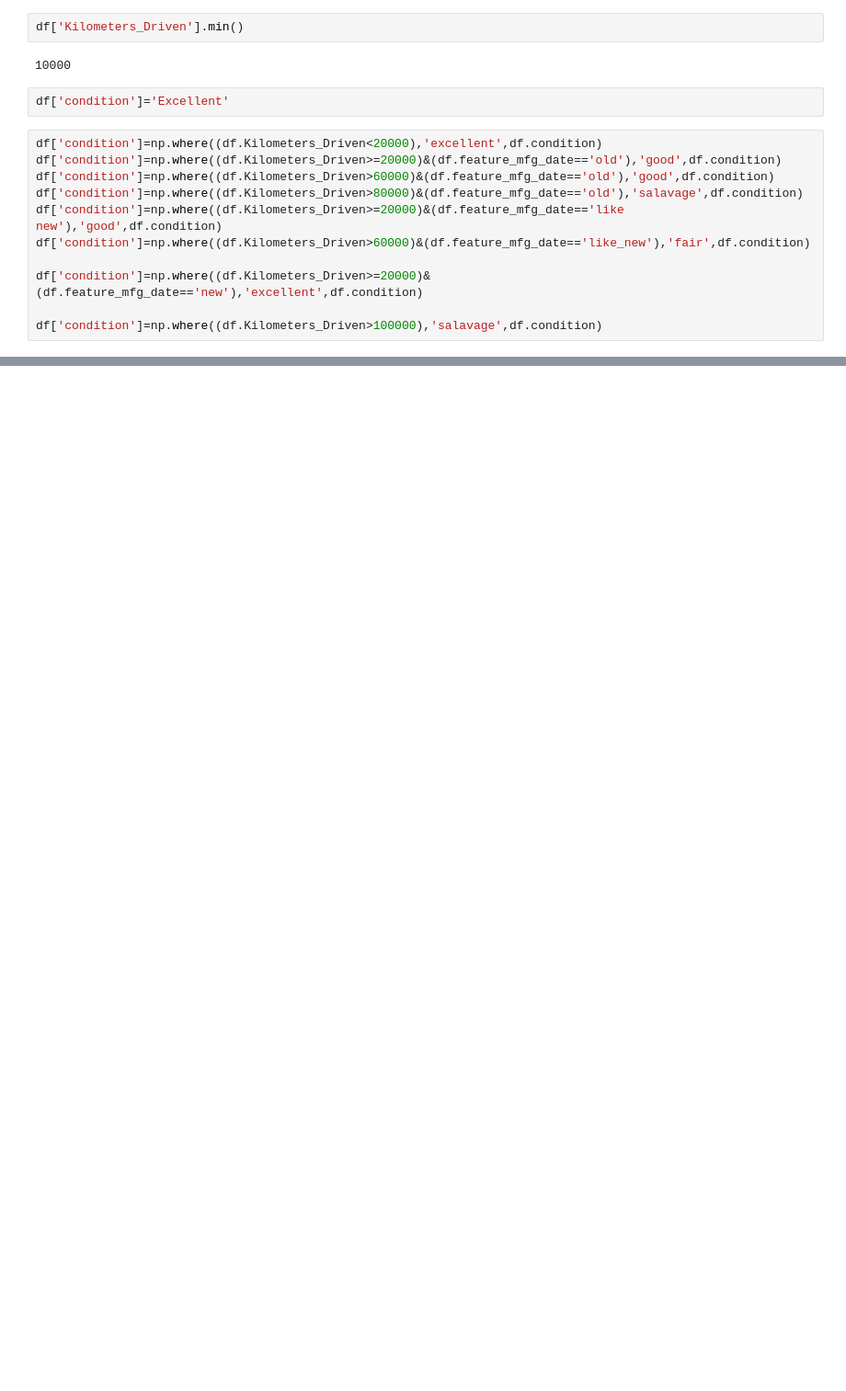
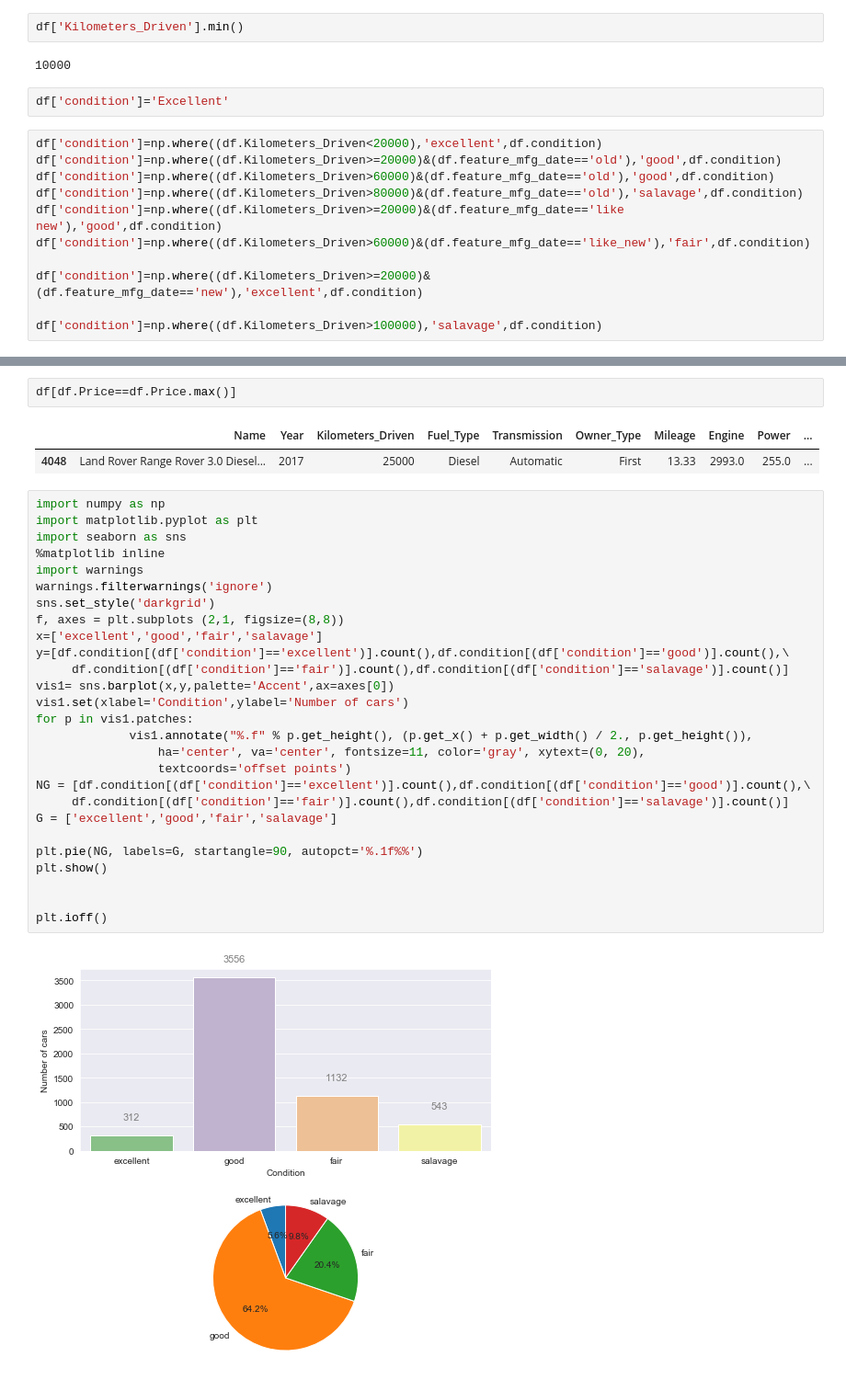
Before and after one commit to rockybhai1969/Major--Project, a Jupyter notebook: Major project-checkpoint.ipynb, the cells around one changed output, grey strips where cells are left out. Shown: that part at 92% size. Drawn from its saved outputs; the diff is of its cells as text; blank space fills up the shorter version.

```diff
--- a/Major project-checkpoint.ipynb
+++ b/Major project-checkpoint.ipynb
@@ -203,0 +208,34 @@ df
+# %%
+df[df.Price==df.Price.max()]
+# %% [output]
+|  | Name | Year | Kilometers_Driven | Fuel_Type | Transmission | Owner_Type | Mileage | Engine | Power | ... |
+| 4048 | Land Rover Range Rover 3.0 Diesel... | 2017 | 25000 | Diesel | Automatic | First | 13.33 | 2993.0 | 255.0 | ... |
+# %%
+import numpy as np
+import matplotlib.pyplot as plt
+import seaborn as sns
+%matplotlib inline
+import warnings
+warnings.filterwarnings('ignore')
+sns.set_style('darkgrid')
+f, axes = plt.subplots (2,1, figsize=(8,8))
+x=['excellent','good','fair','salavage']
+y=[df.condition[(df['condition']=='excellent')].count(),df.condition[(df['condition']=='good')].count(),\
+     df.condition[(df['condition']=='fair')].count(),df.condition[(df['condition']=='salavage')].count()]
+vis1= sns.barplot(x,y,palette='Accent',ax=axes[0])
+vis1.set(xlabel='Condition',ylabel='Number of cars')
+for p in vis1.patches:
+             vis1.annotate("%.f" % p.get_height(), (p.get_x() + p.get_width() / 2., p.get_height()),
+                 ha='center', va='center', fontsize=11, color='gray', xytext=(0, 20),
+                 textcoords='offset points')
+NG = [df.condition[(df['condition']=='excellent')].count(),df.condition[(df['condition']=='good')].count(),\
+     df.condition[(df['condition']=='fair')].count(),df.condition[(df['condition']=='salavage')].count()]
+G = ['excellent','good','fair','salavage']
+
+plt.pie(NG, labels=G, startangle=90, autopct='%.1f%%')
+plt.show()
+
+
+plt.ioff()
+# %% [output]
+[figure, added]
```
Also changed, not shown: parts of 8 cells of this notebook.
